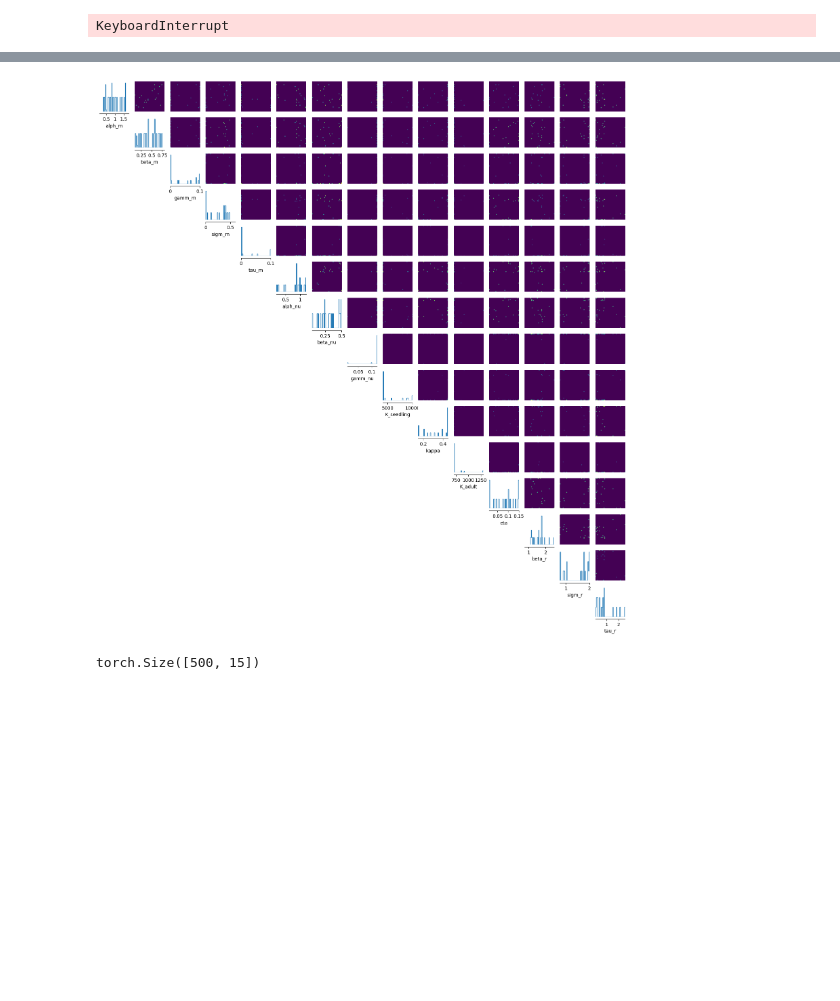
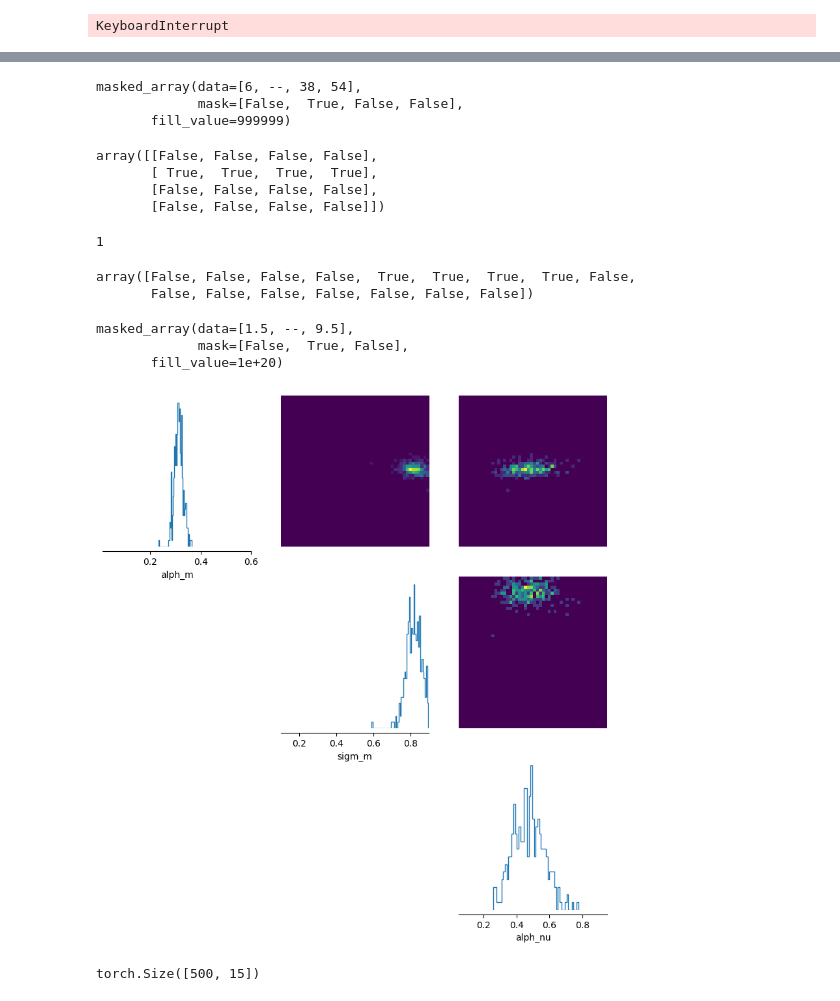
Before and after one commit to patricklawton/TecateCypress, a Jupyter notebook: model_fitting/sbi.ipynb, the cells around one changed output, grey strips where cells are left out. Drawn from its saved outputs; the diff is of its cells as text; code cells hidden in the pictures; blank space fills up the shorter version.

```diff
--- a/sbi.ipynb
+++ b/model_fitting/sbi.ipynb
@@ -440,10 +604,42 @@ labels = ['alph_m','beta_m','gamm_m','sigm_m','tau_m','alph_nu','beta_nu','gamm_
+# %%
+test2 = test.sum(axis=1)
+test2
+# %% [output]
+masked_array(data=[6, --, 38, 54],
+             mask=[False,  True, False, False],
+       fill_value=999999)
+# %%
+np.ma.getmask(test)
+# %% [output]
+array([[False, False, False, False],
+       [ True,  True,  True,  True],
+       [False, False, False, False],
+       [False, False, False, False]])
+# %%
+mask = np.ma.getmask(test)
+sum(mask[:,0])
+# %% [output]
+1
+# %%
+mask.flatten('C')
+# %% [output]
+array([False, False, False, False,  True,  True,  True,  True, False,
+       False, False, False, False, False, False, False])
+# %%
+test.mean(axis=1)
+# %% [output]
+masked_array(data=[1.5, --, 9.5],
+             mask=[False,  True, False],
+       fill_value=1e+20)
 # %%
-nle_samples = torch.load('posterior_samples_test.pkl')
+limits = [[0.01, 0.6], [0.1,0.9], [0.05,0.95]]
+labels = ['alph_m','sigm_m','alph_nu']
+nle_samples = torch.load('posterior_samples.pkl')
 _ = analysis.pairplot(
-    nle_samples, limits=limits, figsize=(20, 20), labels=labels
+    nle_samples, limits=limits, figsize=(10, 10), labels=labels
 )
 # %% [output]
-[figure, old version]
+[figure, new version]
 # %%
 nle_samples.shape
 # %% [output]
```
Also changed, not shown: parts of 24 cells of this notebook, 12 other files.
